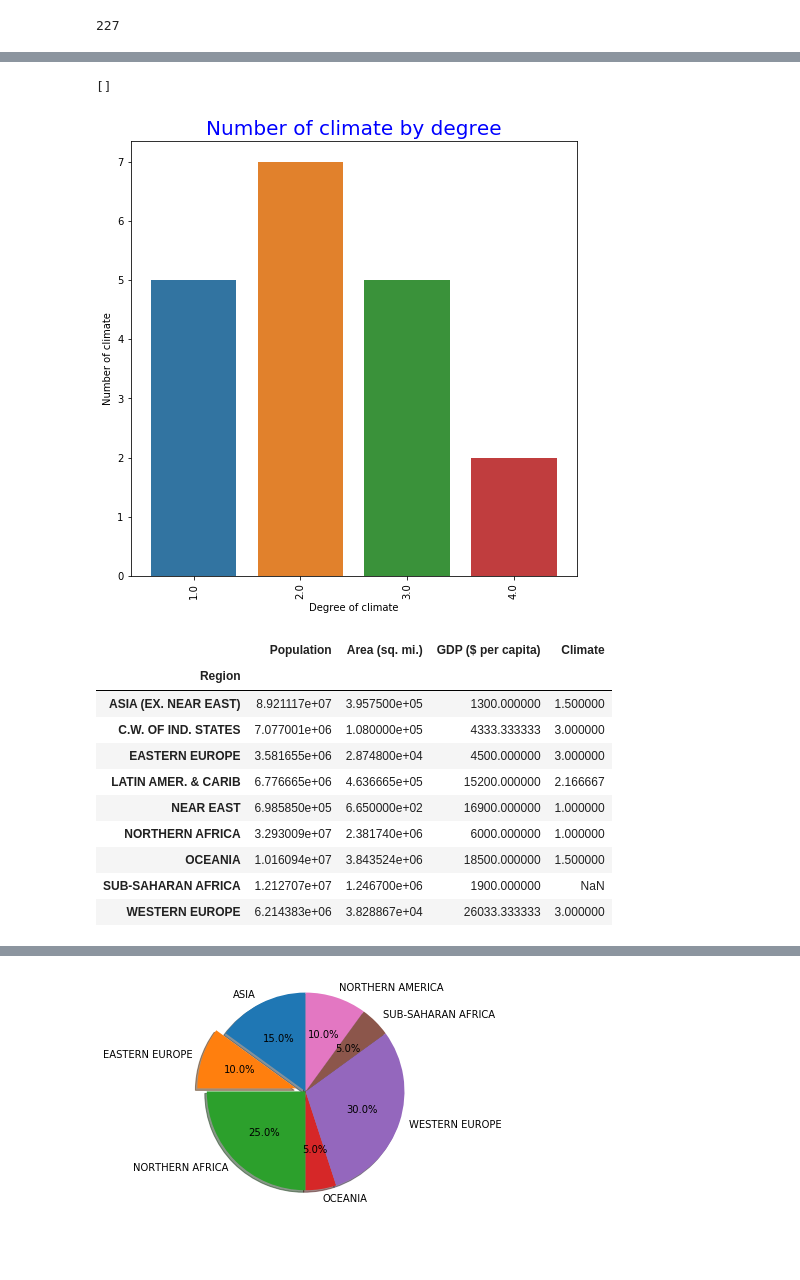
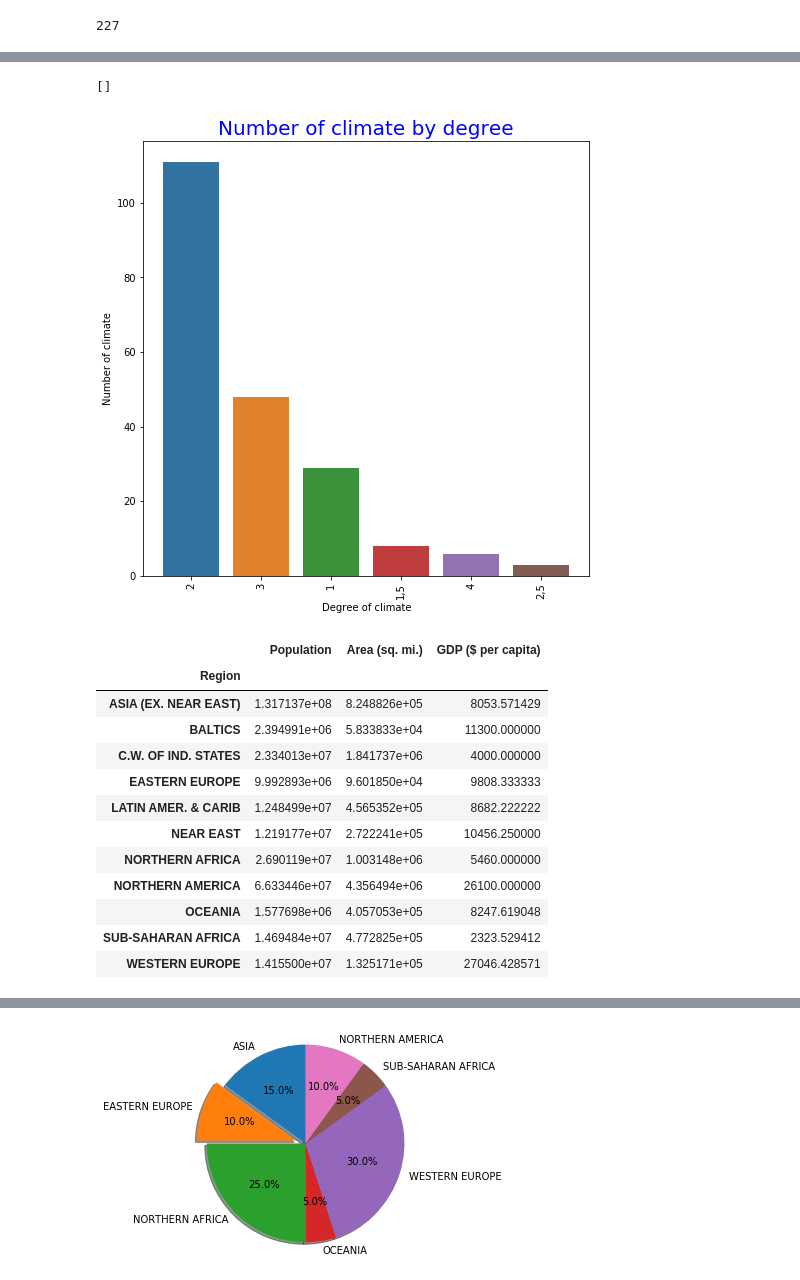
Before and after one commit to ArslanAliAwan/CountriesoftheWorld, a Jupyter notebook: countriesfile.ipynb, the cells around one changed output, grey strips where cells are left out. Saved outputs shown, nothing was run; the diff lists cells and outputs as text; code cells hidden in the pictures; blank space fills up the shorter version.

```diff
--- a/countriesfile.ipynb
+++ b/countriesfile.ipynb
@@ -208,41 +180,46 @@ plt.show()
 # %%
+data = pd.read_csv('/Users/arslanaliawan/Desktop/scripts/countries-of-the-world/countries-of-the-world.csv')
+data.head()
+
 climate = data['Climate'].value_counts()
 plt.figure(figsize=(8,8))
 sns.barplot(x=climate.index,y=climate.values)
 plt.xticks(rotation=90)
 plt.xlabel('Degree of climate')
 plt.ylabel('Number of climate')
 plt.title('Number of climate by degree',color = 'blue',fontsize=20)
 plt.plot()
 
 
 # climate = data["Climate"].value_counts()
 # plt.figure(figsize=(10,7))
 # sns.barplot(x=climate.index,y=climate.values)
 # plt.xticks(rotation=90)
 # plt.ylabel('Number of climate')
 # plt.xlabel('Degree of climate')
 # plt.title('Number of climate by degree',color = 'blue',fontsize=20)
 
 # plt.plot()
 # %% [output]
 []
-[figure, old version]
+[figure, new version]
 # %%
 group = data.groupby("Region")
 group.mean()
 # %% [output]
-|  | Population | Area (sq. mi.) | GDP ($ per capita) | Climate |
-| Region |  |  |  |  |
-| ASIA (EX. NEAR EAST) | 8.921117e+07 | 3.957500e+05 | 1300.000000 | 1.500000 |
-| C.W. OF IND. STATES | 7.077001e+06 | 1.080000e+05 | 4333.333333 | 3.000000 |
-| EASTERN EUROPE | 3.581655e+06 | 2.874800e+04 | 4500.000000 | 3.000000 |
-| LATIN AMER. & CARIB | 6.776665e+06 | 4.636665e+05 | 15200.000000 | 2.166667 |
-| NEAR EAST | 6.985850e+05 | 6.650000e+02 | 16900.000000 | 1.000000 |
-| NORTHERN AFRICA | 3.293009e+07 | 2.381740e+06 | 6000.000000 | 1.000000 |
-| OCEANIA | 1.016094e+07 | 3.843524e+06 | 18500.000000 | 1.500000 |
-| SUB-SAHARAN AFRICA | 1.212707e+07 | 1.246700e+06 | 1900.000000 | NaN |
-| WESTERN EUROPE | 6.214383e+06 | 3.828867e+04 | 26033.333333 | 3.000000 |
+|  | Population | Area (sq. mi.) | GDP ($ per capita) |
+| Region |  |  |  |
+| ASIA (EX. NEAR EAST) | 1.317137e+08 | 8.248826e+05 | 8053.571429 |
+| BALTICS | 2.394991e+06 | 5.833833e+04 | 11300.000000 |
+| C.W. OF IND. STATES | 2.334013e+07 | 1.841737e+06 | 4000.000000 |
+| EASTERN EUROPE | 9.992893e+06 | 9.601850e+04 | 9808.333333 |
+| LATIN AMER. & CARIB | 1.248499e+07 | 4.565352e+05 | 8682.222222 |
+| NEAR EAST | 1.219177e+07 | 2.722241e+05 | 10456.250000 |
+| NORTHERN AFRICA | 2.690119e+07 | 1.003148e+06 | 5460.000000 |
+| NORTHERN AMERICA | 6.633446e+07 | 4.356494e+06 | 26100.000000 |
+| OCEANIA | 1.577698e+06 | 4.057053e+05 | 8247.619048 |
+| SUB-SAHARAN AFRICA | 1.469484e+07 | 4.772825e+05 | 2323.529412 |
+| WESTERN EUROPE | 1.415500e+07 | 1.325171e+05 | 27046.428571 |
 # %%
 # region = data["Region"].value_counts()
 plt.figure(figsize=(10,7))
```
Also changed, not shown: parts of 8 cells of this notebook.
